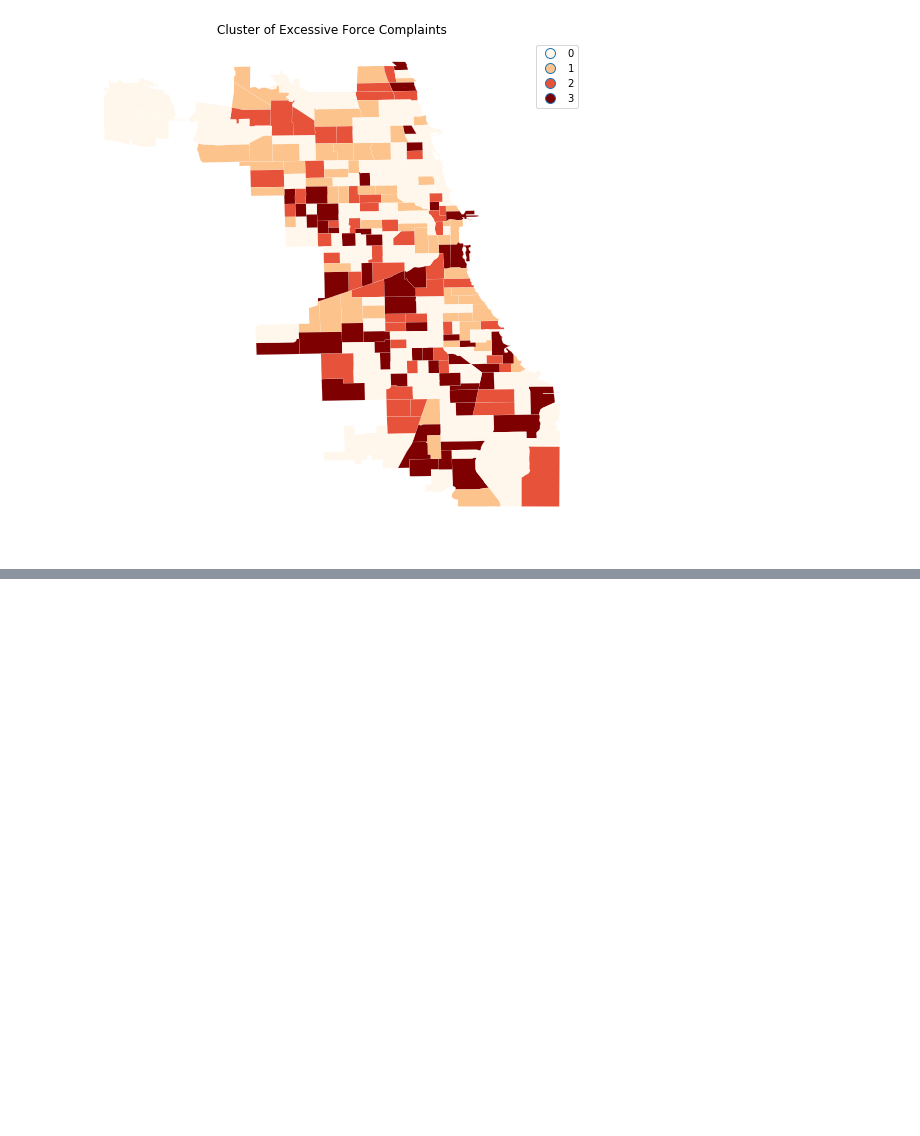
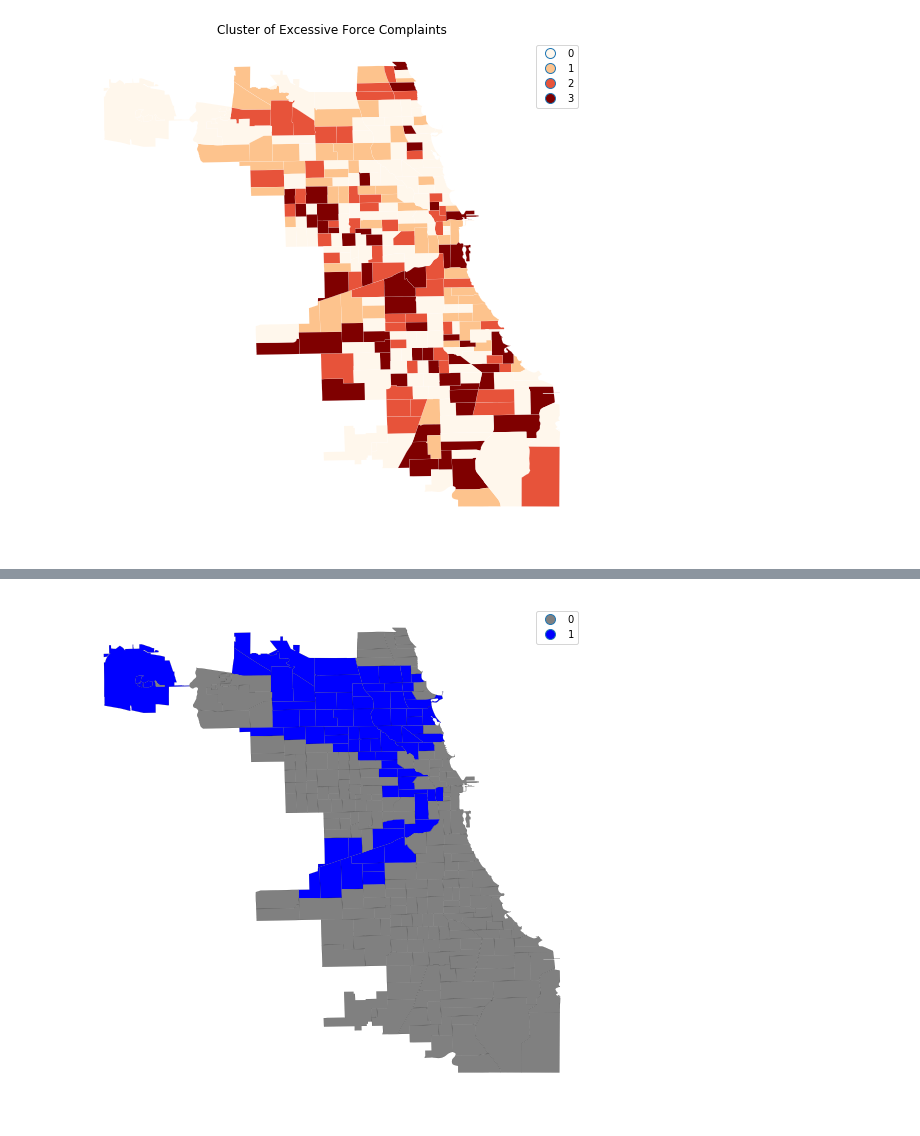
Before and after one commit to changuage/policecomplaints, a Jupyter notebook: Develop/notebooks/Map.ipynb, the cells around one changed output, grey strips where cells are left out. Cells and saved outputs as stored; diff of their text form; code cells hidden in the pictures; blank space fills up the shorter version.

```diff
--- a/Develop/notebooks/Map.ipynb
+++ b/Develop/notebooks/Map.ipynb
@@ -147,0 +205,10 @@ array(['district', 'beat_num', 'sector', 'beat_x', 'geometry', 'beat_y',
+# %%
+cmap = colors.ListedColormap(['grey', 'blue'])
+f, ax = plt.subplots(1, figsize=(9, 9))
+beats_gpd.assign(cl=coldspots*1).plot(column='cl', categorical=True, \
+        k=2, cmap=cmap, linewidth=0.1, ax=ax, \
+        edgecolor='black', legend=True)
+ax.set_axis_off()
+plt.show()
+# %% [output]
+[figure, added]
```
Also changed, not shown: parts of 11 cells of this notebook, 10 other files.
